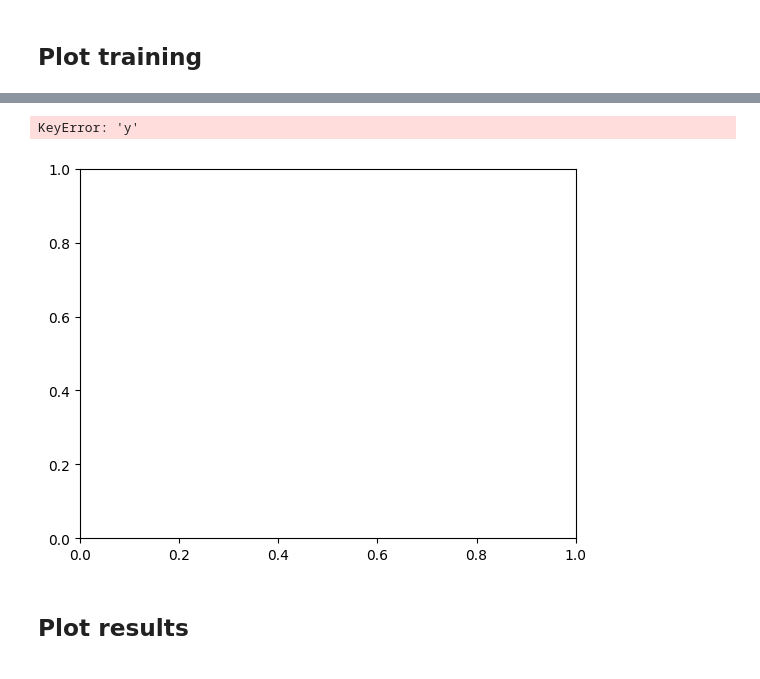
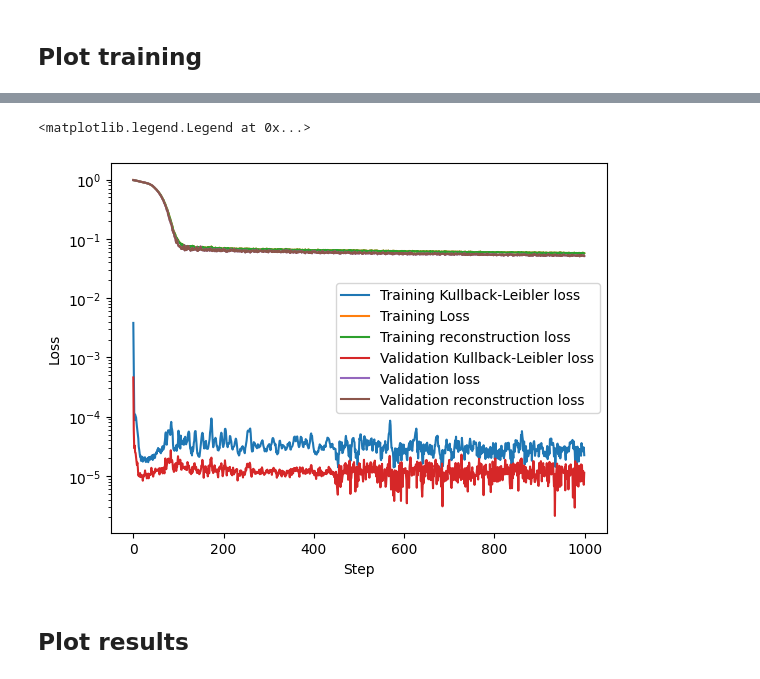
Before and after one commit to JosuaCarl/MStoML, a Jupyter notebook: skripts/VAE/VAE_interpret.ipynb, the cells around one changed output, grey strips where cells are left out. Cells and saved outputs as stored; diff of their text form; code cells hidden in the pictures.

```diff
--- a/skripts/VAE/VAE_interpret.ipynb
+++ b/skripts/VAE/VAE_interpret.ipynb
@@ -97,11 +97,16 @@ history
 | 998 | 998 | 0.000030 | 0.057774 | 0.057703 | 0.000007 | ... |
 | 999 | 999 | 0.000022 | 0.057104 | 0.057054 | 0.000011 | ... |
 1000 rows × 7 columns
-# %%
-ax = sns.lineplot(data=history, x="Step")
-# %% [output]
-KeyError: 'y'
-[figure, removed]
+# %%
+for col in history.columns:
+    if col != "Step":
+        ax = sns.lineplot(data=history, x="Step", y=col, label=col)
+plt.ylabel("Loss")
+plt.yscale("log")
+plt.legend()
+# %% [output]
+<matplotlib.legend.Legend at 0x...>
+[figure, added]
 # %% [markdown]
 ## Plot results
 # %%
```
Also changed, not shown: parts of 1 cell of this notebook, 7 other files.
